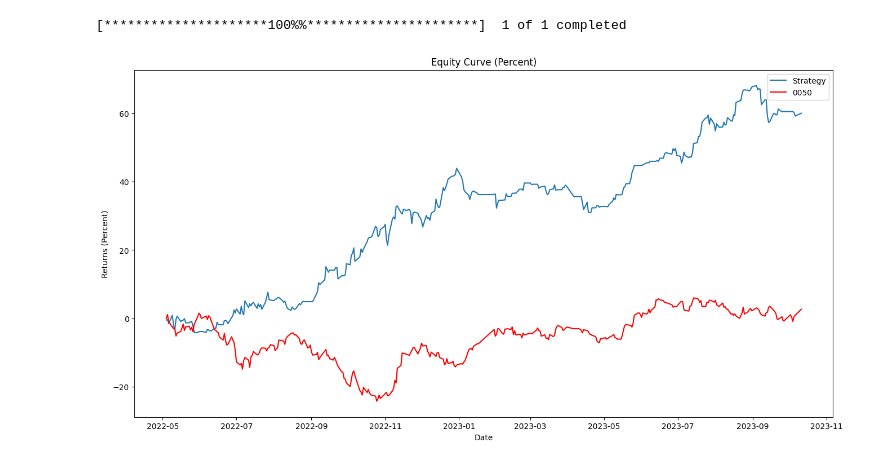
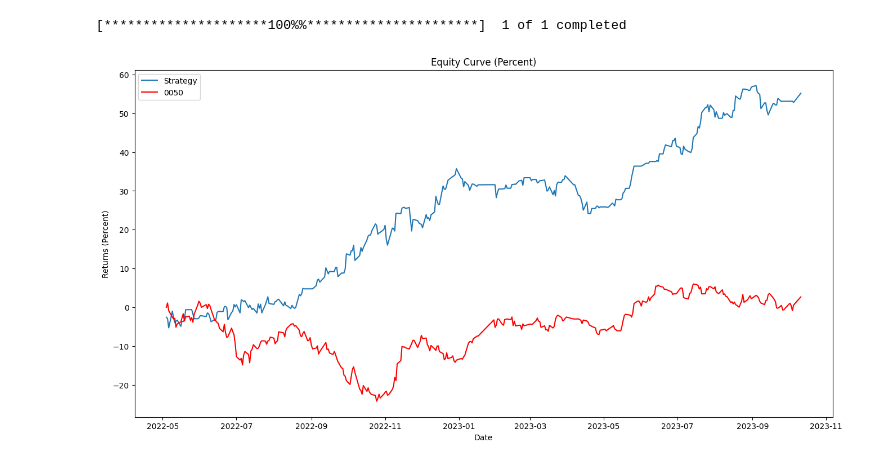
Before and after one commit to phenomenoner/HighEV_Lab, a Jupyter notebook: EMA_BBP_RSI_Strategy.ipynb, the cells around one changed output. Cells and saved outputs as stored; diff of their text form; code cells hidden in the pictures.

```diff
--- a/EMA_BBP_RSI_Strategy.ipynb
+++ b/EMA_BBP_RSI_Strategy.ipynb
@@ -24,6 +24,7 @@ results = {}
 def compute_indicators(symbol):
     # Slice the dataframe once for the symbol
     df_symbol = data_df.xs(symbol, axis=1, level=1, drop_level=True)
+    df_symbol = df_symbol.ffill()  # Fowardly fill the data with NaN between rows, to avoid discontinuity of ta calculation
 
     # Calculate returns
     adj_close = df_symbol['Adj Close']
@@ -192,12 +188,21 @@ percentile_threshold = 90
 long_ratio_values = [item['ratio_long'] for item in stats_results.values() if not np.isnan(item['ratio_long'])]
 short_ratio_values = [item['ratio_short'] for item in stats_results.values() if not np.isnan(item['ratio_short'])]
 
-top_percentile_long = np.percentile(long_ratio_values, percentile_threshold) if len(long_ratio_values) > 0 else np.nan
-top_percentile_short = np.percentile(short_ratio_values, (100 - percentile_threshold)) if len(short_ratio_values) > 0 else np.nan
+top_percentile_long = max(0, np.percentile(long_ratio_values, percentile_threshold)) if len(long_ratio_values) > 0 else np.nan
+top_percentile_short = min(0, np.percentile(short_ratio_values, (100 - percentile_threshold))) if len(short_ratio_values) > 0 else np.nan
 
 refined_selected_symbols = [s for s in selected_symbols \
                             if stats_results[s]['ratio_long'] > top_percentile_long or stats_results[s]['ratio_short'] < top_percentile_short]
 
+# Sort the list to prioritize high expected value symbols
+refined_selected_symbols = sorted(
+    refined_selected_symbols,
+    key=lambda symbol: (
+        max(0, stats_results[symbol]['mean_long']) + max(0, -stats_results[symbol]['mean_short'])
+    ),
+    reverse=True,
+)
+
 print(f'Size of the refined selected symbols: {len(refined_selected_symbols)}')
 # %% [output]
 Size of the refined selected symbols: 327
@@ -223,17 +228,12 @@ total_trade_count = 0
 position_value_list = []
 position_share_list = []
 # %%
-import random
-
 for date in tqdm(df.index):
 
     pnl = 0
     fund_available = equity_curve[-1]
     position_sizing = 0.3
     residual_position_sizing = 0.3
-
-    # Randomize stock symbol list order
-    random.shuffle(refined_selected_symbols)
 
     # Loop through each stock
     for symbol in refined_selected_symbols:
@@ -378,17 +378,17 @@ index_df = yf.download(['0050.TW'], start=df.index[0], end=df.index[-1], progres
 # %%
 import matplotlib.pyplot as plt
 
 # Plot equity curve
 plt.figure(figsize=(16, 8))
 plt.plot(df.index[:-1], [((x / initial_capital) - 1) * 100 for x in equity_curve[2:]], label="Strategy")
 plt.plot(index_df.index, [x * 100 for x in (index_df['Adj Close'] / index_df['Adj Close'].iloc[0] - 1)], label="0050", color='red')
 plt.title('Equity Curve (Percent)')
 plt.xlabel('Date')
 plt.ylabel('Returns (Percent)')
-plt.legend()
+plt.legend(loc='upper left')
 plt.show()
 # %% [output]
-[figure, old version]
+[figure, new version]
 # %%
 # plt.figure(figsize=(16, 8))
 # plt.plot(range(len(fund_available_list)), [a / b for a, b in zip(fund_available_list, equity_curve[:-1])])
```
Also changed, not shown: parts of 4 cells of this notebook, 1 other file.
